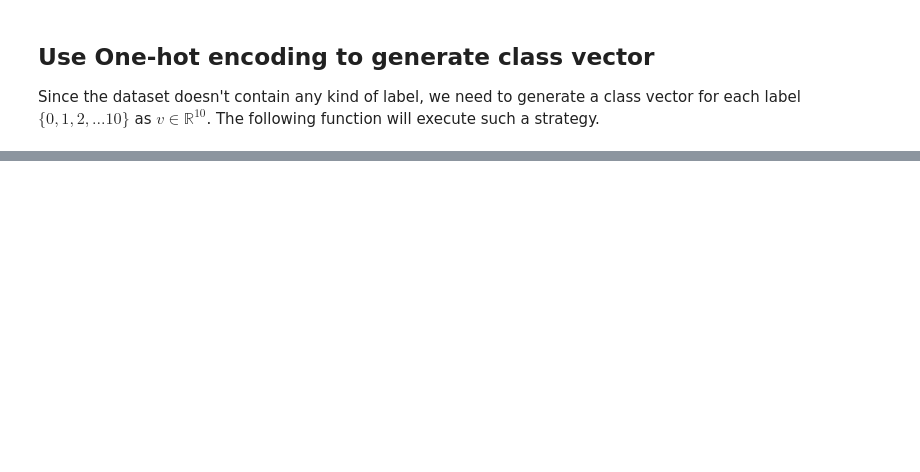
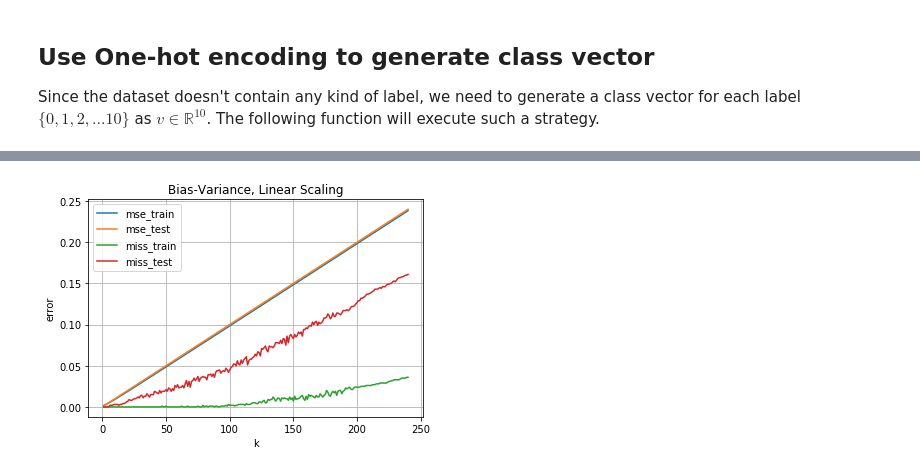
Before and after one commit to aadilk96/ML_2019, a Jupyter notebook: Project 2/notes.ipynb, the cells around one changed output, grey strips where cells are left out. Cells and saved outputs as stored; diff of their text form; code cells hidden in the pictures; blank space fills up the shorter version.

Commit message:
Added plots

```diff
--- a/Project 2/notes.ipynb
+++ b/Project 2/notes.ipynb
@@ -53,7 +53,7 @@ Additionally, we split the training data into training set $X$ and test set $Xte
 
 We then create a fuction to add the bias term to the features. Linear regression will create a model based on offine function, which contains a bais term. Without it, we can only approximate the data using linear function, and it would lead to a very bad model.
 # %%
-def add_bais(X):
+def add_bias(X):
     N, D = X.shape
     Y = np.ones((N, D + 1))
     Y[:,:-1] = X
@@ -149,0 +152,27 @@ print('mse_train = {}, miss_train = {}, mse_test = {}, miss_test = {}'.format(ms
+# %%
+# Plotting the k and the errors
+ks = []
+mse_trains = []
+miss_trains = []
+mse_tests = []
+miss_tests = []
+for k in range(1, 241):
+    _, mse_train, miss_train, mse_test, miss_test = linear_regression(vectors, k)
+    ks.append(k)
+    mse_trains.append(mse_train)
+    miss_trains.append(miss_train)
+    mse_tests.append(mse_test)
+    miss_tests.append(miss_test)
+
+plt.xlabel('k')
+plt.ylabel('error')
+plt.title('Bias-Variance, Linear Scaling')
+plt.grid(True)
+p1, = plt.plot(ks, mse_trains, label = 'mse_train')
+p2, = plt.plot(ks, mse_tests, label = 'mse_test')
+p3, = plt.plot(ks, miss_trains, label = 'miss_train')
+p4, = plt.plot(ks, miss_tests, label = 'miss_test')
+plt.legend(handles=[p1, p2, p3, p4])
+plt.show()
+# %% [output]
+[figure, added]
```
Also changed, not shown: parts of 13 cells of this notebook, 1 other file.
